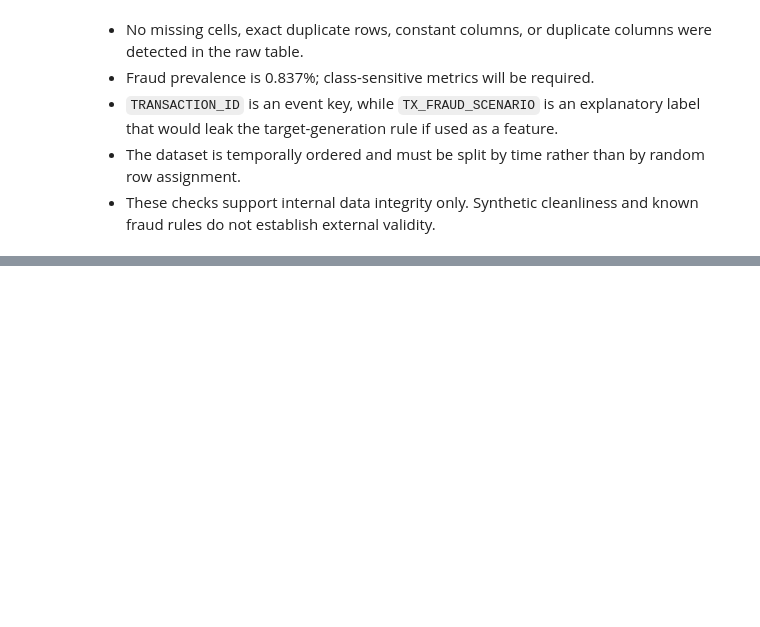
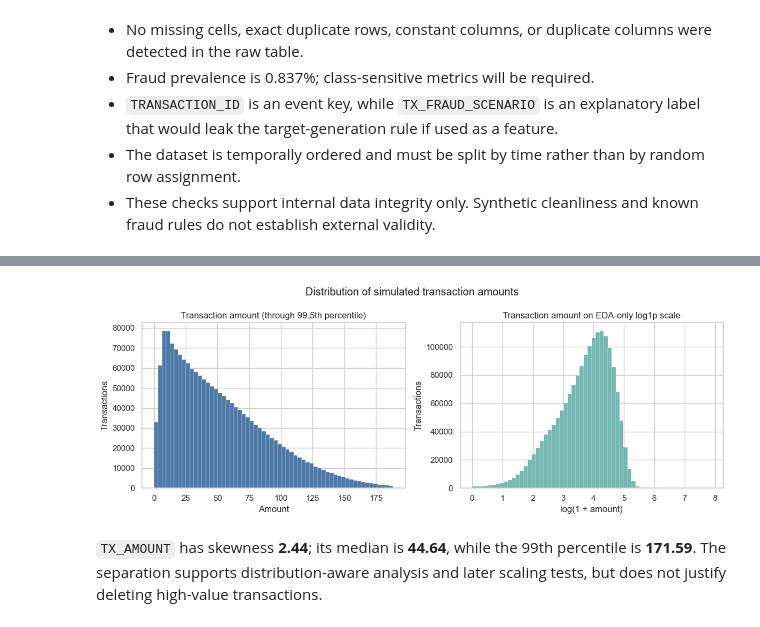
Before and after one commit to PolarScorpion/data-science-in-cyber, a Jupyter notebook: notebooks/main_analysis.ipynb, the cells around one changed output, grey strips where cells are left out. Drawn from its saved outputs; the diff is of its cells as text; code cells hidden in the pictures; blank space fills up the shorter version.

Commit message:
feat: add exploratory data analysis

```diff
--- a/notebooks/main_analysis.ipynb
+++ b/notebooks/main_analysis.ipynb
@@ -389,0 +422,31 @@ display(
+# %%
+numeric_eda_columns = ['TX_AMOUNT', 'TX_TIME_SECONDS', 'TX_TIME_DAYS']
+eda_numeric_frame = transactions[numeric_eda_columns].copy()
+for column in ['TX_TIME_SECONDS', 'TX_TIME_DAYS']:
+    eda_numeric_frame[column] = pd.to_numeric(eda_numeric_frame[column], errors='raise')
+numeric_summary = summarize_numeric_features(eda_numeric_frame, numeric_eda_columns)
+display(numeric_summary.round(3))
+
+amount_clip = transactions['TX_AMOUNT'].quantile(0.995)
+figure, axes = plt.subplots(1, 2, figsize=(12, 4.5))
+axes[0].hist(
+    transactions.loc[transactions['TX_AMOUNT'] <= amount_clip, 'TX_AMOUNT'],
+    bins=60, color=fraud_palette[0], edgecolor='white', linewidth=0.2,
+)
+axes[0].set(title='Transaction amount (through 99.5th percentile)', xlabel='Amount', ylabel='Transactions')
+axes[1].hist(
+    np.log1p(transactions['TX_AMOUNT']), bins=60,
+    color='#72B7B2', edgecolor='white', linewidth=0.2,
+)
+axes[1].set(title='Transaction amount on EDA-only log1p scale', xlabel='log(1 + amount)', ylabel='Transactions')
+figure.suptitle('Distribution of simulated transaction amounts')
+figure.tight_layout()
+_ = save_figure(figure, figures_dir / 'transaction_amount_distribution.png')
+plt.show()
+display(Markdown(
+    f'`TX_AMOUNT` has skewness **{numeric_summary.loc["TX_AMOUNT", "skew"]:.2f}**; '
+    f'its median is **{numeric_summary.loc["TX_AMOUNT", "50%"]:.2f}**, while the 99th percentile is '
+    f'**{numeric_summary.loc["TX_AMOUNT", "99%"]:.2f}**. The separation supports distribution-aware '
+    'analysis and later scaling tests, but does not justify deleting high-value transactions.'
+))
+# %% [output]
@@ -389,0 +457,2 @@ display(
+[figure, added]
+`TX_AMOUNT` has skewness **2.44**; its median is **44.64**, while the 99th percentile is **171.59**. The separation supports distribution-aware analysis and later scaling tests, but does not justify deleting high-value transactions.
```
Also changed, not shown: parts of 27 cells of this notebook, 11 other files.
